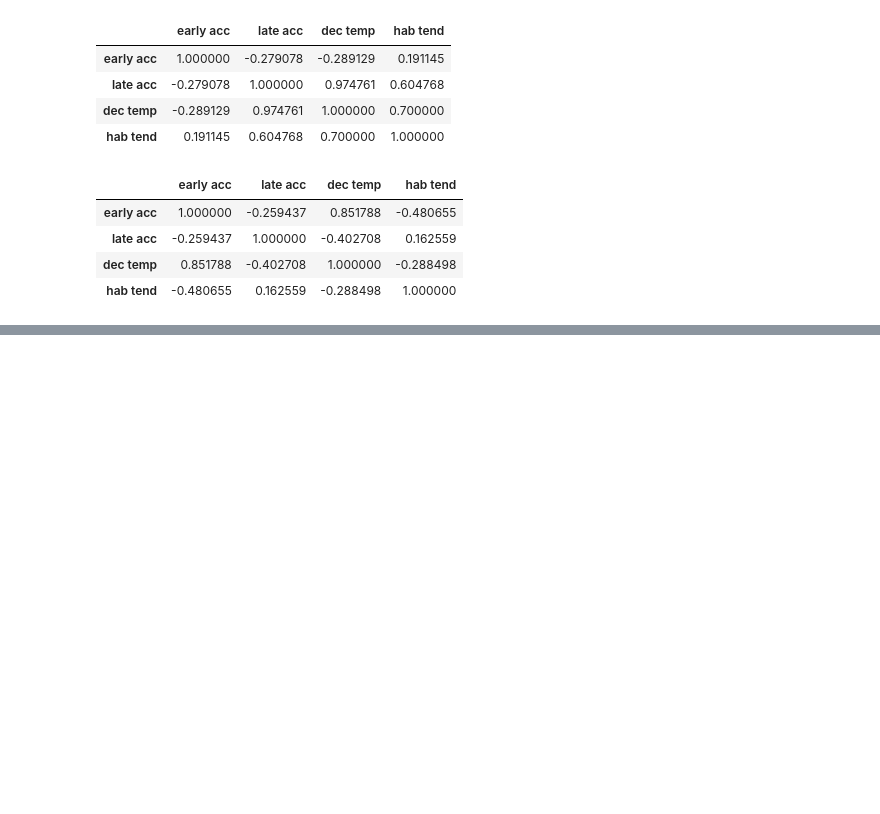
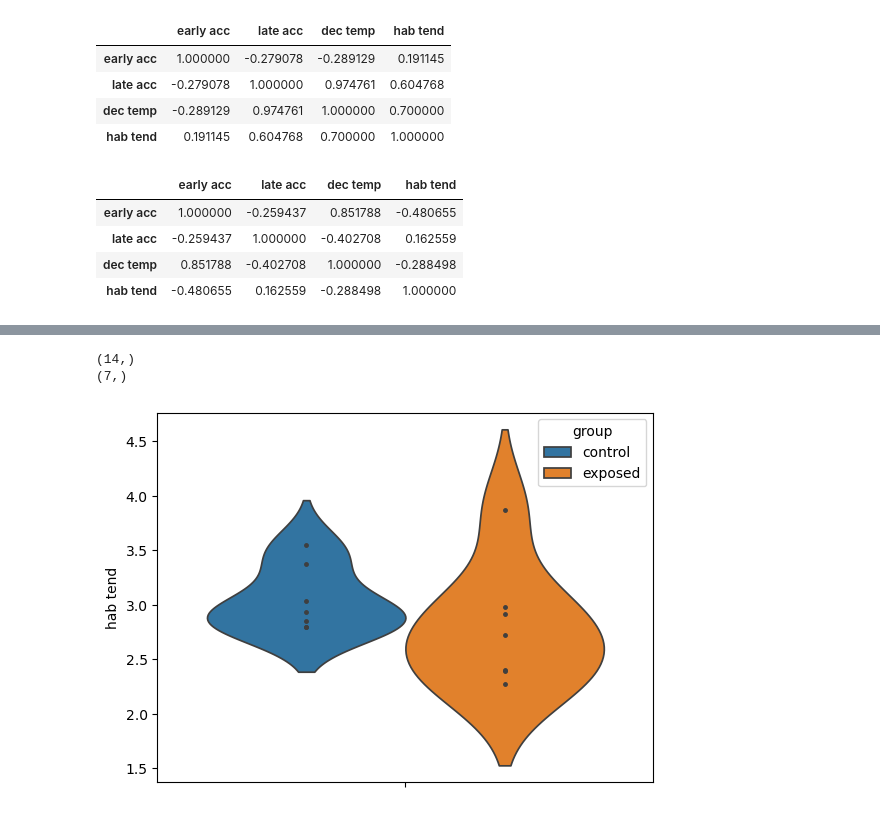
Before and after one commit to SSchwoebel/TMaze, a Jupyter notebook: analyze_inference.ipynb, the cells around one changed output, grey strips where cells are left out. Cells and saved outputs as stored; diff of their text form; code cells hidden in the pictures; blank space fills up the shorter version.

Commit message:
added results plots

```diff
--- a/analyze_inference.ipynb
+++ b/analyze_inference.ipynb
@@ -178,0 +179,18 @@ Ttest_indResult(statistic=1.081459484430222, pvalue=0.3007472753922606)
+# %%
+print(np.append(control_early_accuracy, exposed_early_accuracy).shape)
+
+print(exposed_early_accuracy.shape)
+# %% [output]
+(14,)
+(7,)
+# %%
+group_comp_dict = {"group": ["control"]*7+["exposed"]*7, "early acc": np.append(control_early_accuracy, exposed_early_accuracy),
+                   "late acc": np.append(control_late_accuracy, exposed_late_accuracy), "dec temp": np.append(control_dec_temp, exposed_dec_temp), "hab tend": np.append(control_hab_tend,exposed_hab_tend)}
+
+group_comp_df = pd.DataFrame(group_comp_dict)
+# %%
+plt.figure()
+sns.violinplot(data=group_comp_df, y="hab tend", hue="group", inner="point")
+plt.show()
+# %% [output]
+[figure, added]
```
Also changed, not shown: parts of 5 cells of this notebook, 5 other files.
